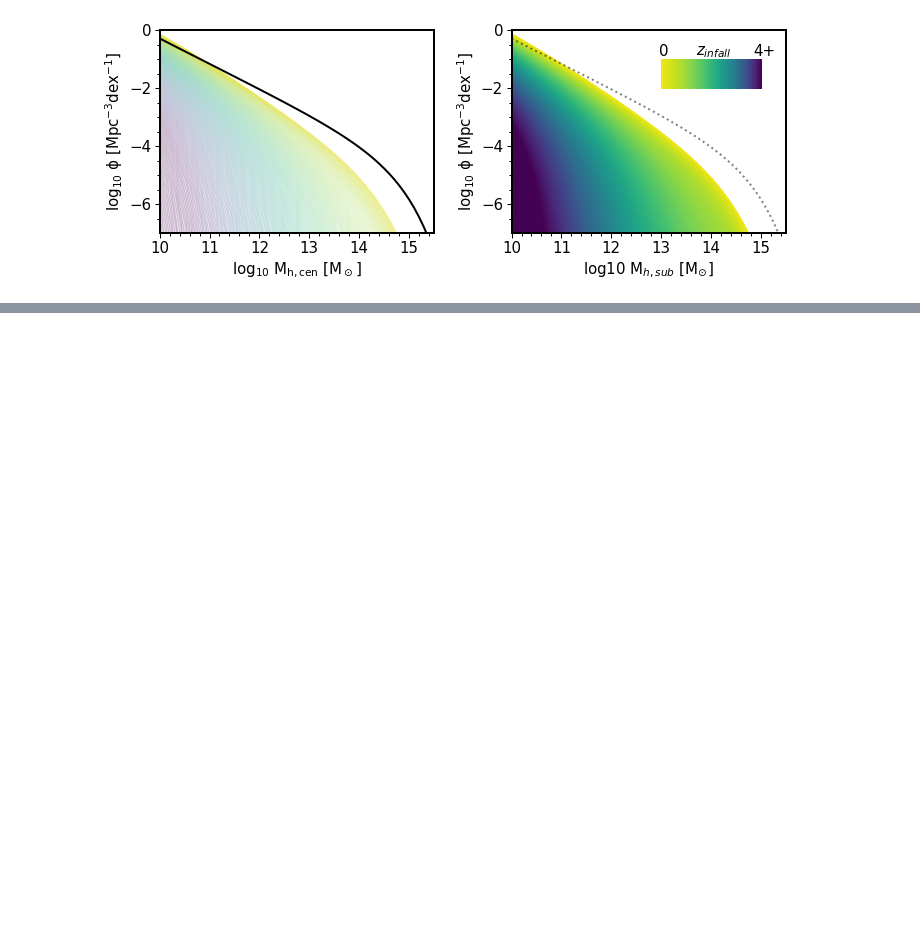
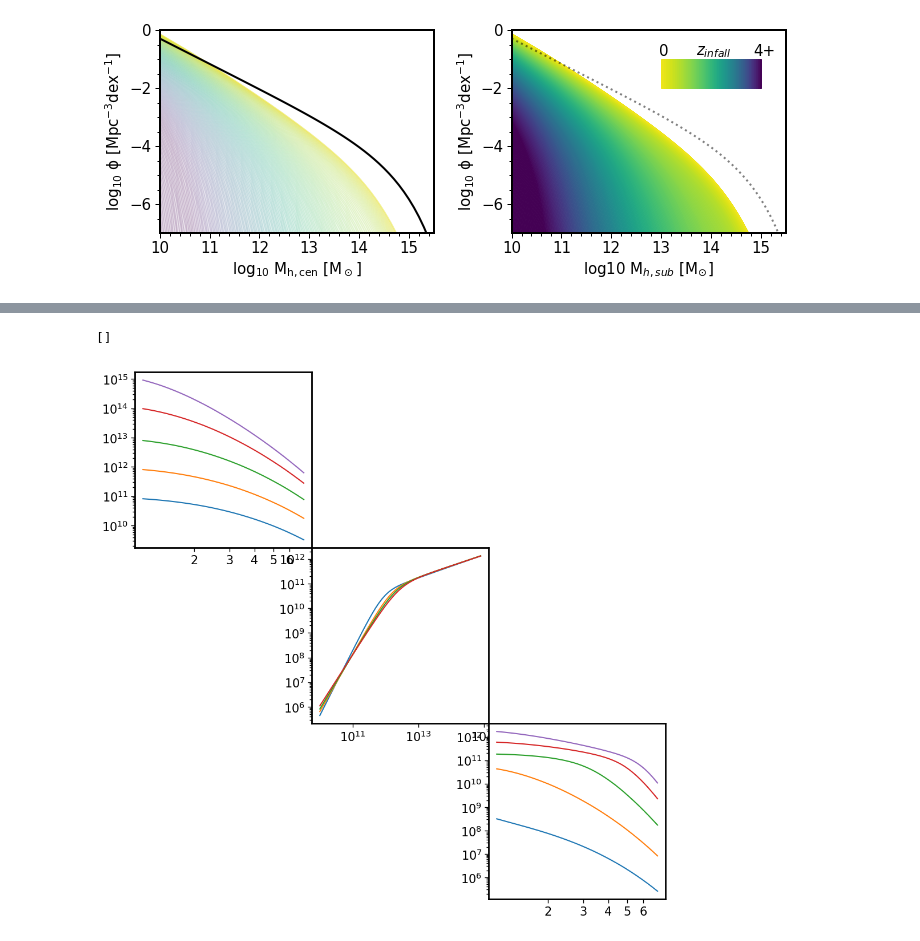
Before and after one commit to PipGrylls/STEEL, a Jupyter notebook: Notebooks/Plots/Thesis.ipynb, the cells around one changed output, grey strips where cells are left out. Saved outputs shown, nothing was run; the diff lists cells and outputs as text; code cells hidden in the pictures; blank space fills up the shorter version.

```diff
--- a/Notebooks/Plots/Thesis.ipynb
+++ b/Notebooks/Plots/Thesis.ipynb
@@ -389,0 +417,38 @@ SyntaxError: invalid syntax (<ipython-input-57-101751d04fb8>, line 2)
+# %%
+fig = plt.figure(figsize=[12,12])
+gs = GridSpec(18, 18, hspace=0.0,wspace=0.0,figure=fig)
+ax1 = fig.add_subplot(gs[0:6,0:6])
+ax2 = fig.add_subplot(gs[6:12,6:12])
+ax3 = fig.add_subplot(gs[12:18,12:18])
+
+for hm in [11,12,13,14,15]:
+    hm_slice = np.digitize(10**hm, bins = hm_hist[0])-1
+    ax1.plot(np.log10(1+z), hm_hist[:,hm_slice])
+
+for hm in [11,12,13,14,15]:
+    hm_slice = np.digitize(10**hm, bins = hm_hist[0])-1
+    ax3.plot(np.log10(1+z), sm_hist[:,hm_slice])
+
+for ax in [ax1,ax3]:
+    ax.set_xticks(np.log10([2,3,4,5,6]))
+    labels = [ i+2 for i, j in enumerate(ax.get_xticklabels())]
+    ax.set_xticklabels(labels)
+    ax.minorticks_off()
+    ax.set_yscale('log')
+
+
+hm_min_max=[10, 15]
+sm_min_max=[7, 13]
+bin_widths=0.1
+halo_masses=np.arange(hm_min_max[0], hm_min_max[1], bin_widths)
+stellar_masses = []
+for _z in [0.1,1,2,5]:
+    AbnMtch['G19_SE'] = True
+    stellar_masses.append(F.DarkMatterToStellarMass(halo_masses, _z, Paramaters, ScatterOn = False))
+    AbnMtch['G19_SE'] = False
+    ax2.plot(10**halo_masses, 10**stellar_masses[-1])
+
+ax2.loglog()
+# %% [output]
+[]
+[figure, added]
```
Also changed, not shown: parts of 11 cells of this notebook, 2 other files.
